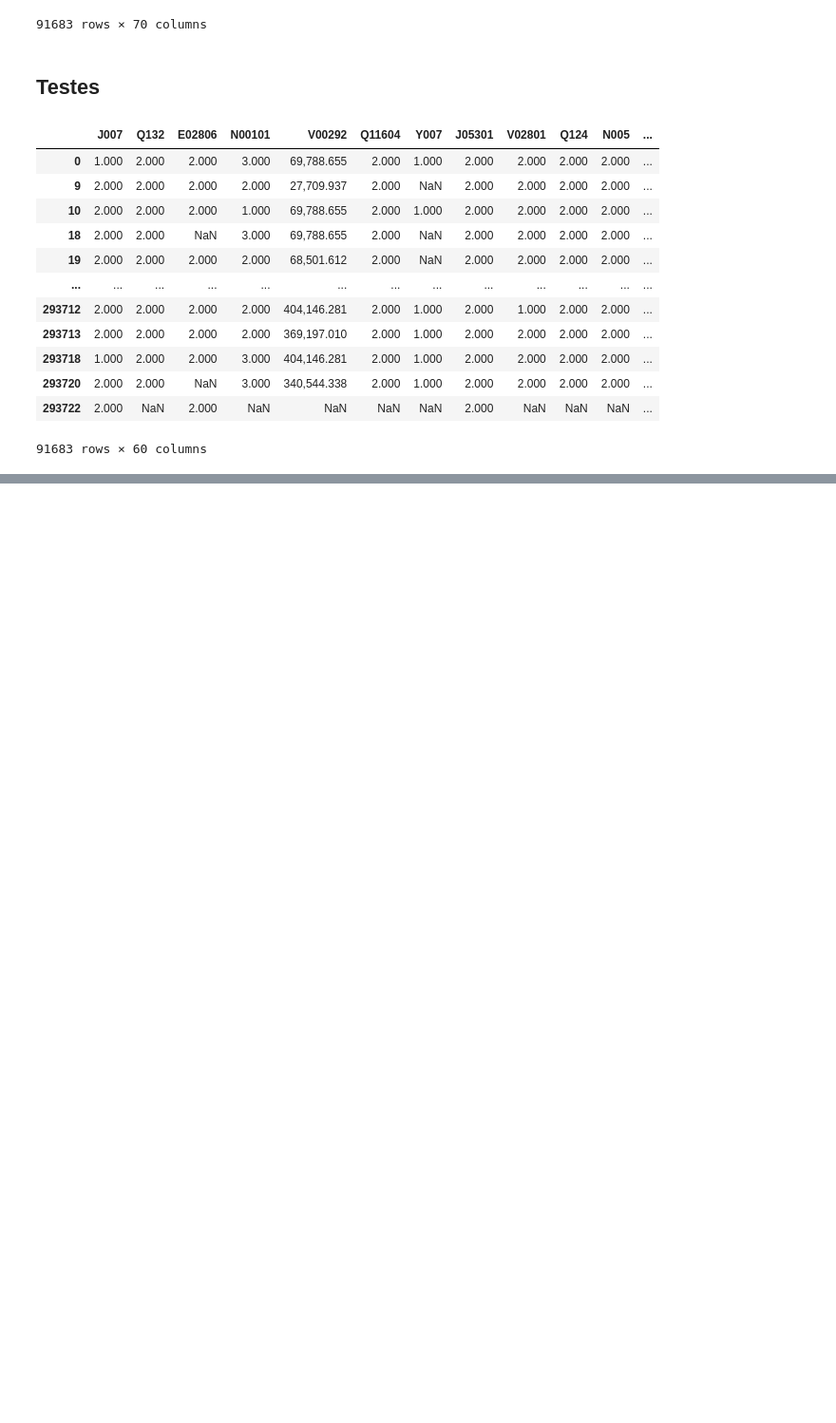
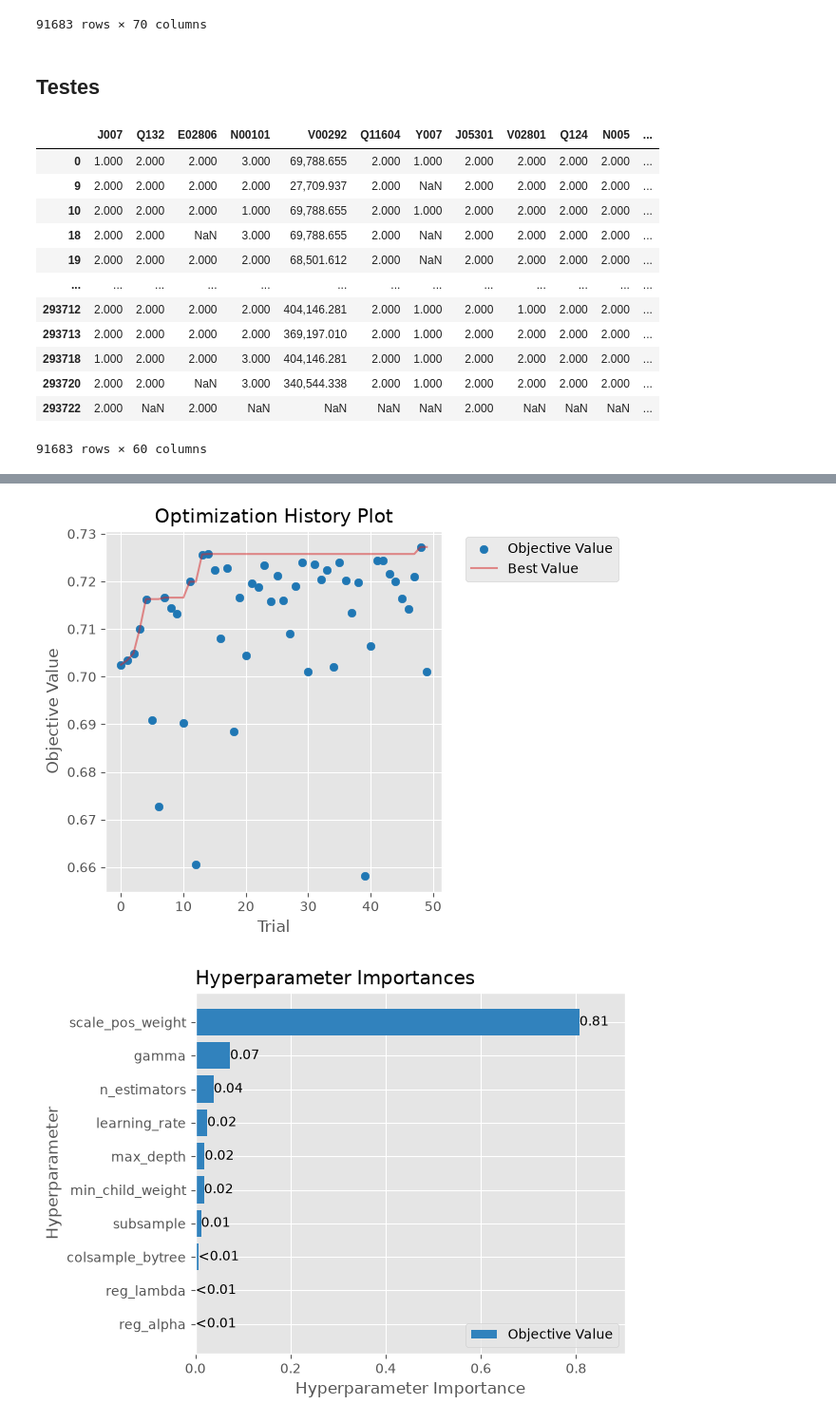
Before and after one commit to toni-cav/Analise_SIICUSP, a Jupyter notebook: exploratorio_depressao_e_sem_depressao.ipynb, the cells around one changed output, grey strips where cells are left out. Shown at 95% size. Cells and saved outputs as stored; diff of their text form; code cells hidden in the pictures; blank space fills up the shorter version.

```diff
--- a/exploratorio_depressao_e_sem_depressao.ipynb
+++ b/exploratorio_depressao_e_sem_depressao.ipynb
@@ -1071,3 +1075,40 @@ clf.fit(X_train, y_train)
 eval(clf, X_train, y_train)
 # %%
 eval(clf, X_test, y_test)
+# %%
+import optuna
+from xgboost import XGBClassifier
+from sklearn.model_selection import StratifiedKFold, cross_val_score
+
+# Peso para lidar com o desbalanceamento entre quem tem e quem não tem diagnóstico.
+proporcao_desbalanceamento = (y_train == 0).sum() / (y_train == 1).sum()
+
+def objective(trial):
+    params = {
+        "n_estimators": trial.suggest_int("n_estimators", 100, 800),
+        "max_depth": trial.suggest_int("max_depth", 2, 10),
+        "learning_rate": trial.suggest_float("learning_rate", 0.01, 0.3, log=True),
+        "subsample": trial.suggest_float("subsample", 0.5, 1.0),
+        "colsample_bytree": trial.suggest_float("colsample_bytree", 0.5, 1.0),
+        "min_child_weight": trial.suggest_int("min_child_weight", 1, 10),
+        "gamma": trial.suggest_float("gamma", 0, 5),
+        "reg_alpha": trial.suggest_float("reg_alpha", 1e-3, 10, log=True),
+        "reg_lambda": trial.suggest_float("reg_lambda", 1e-3, 10, log=True),
+        "scale_pos_weight": trial.suggest_float("scale_pos_weight", 1, proporcao_desbalanceamento),
+        "random_state": 42,
+        "eval_metric": "logloss",
+        "n_jobs": -1,
+    }
+
+    modelo = XGBClassifier(**params)
+
+    cv = StratifiedKFold(n_splits=5, shuffle=True, random_state=42)
+    scores = cross_val_score(modelo, X_train, y_train, cv=cv, scoring="f1_macro", n_jobs=-1)
+
+    return scores.mean()
+
+study = optuna.create_study(direction="maximize", sampler=optuna.samplers.TPESampler(seed=42))
+study.optimize(objective, n_trials=50)
+
+print("Melhor F1 macro (validação cruzada):", study.best_value)
+print("Melhores hiperparâmetros:", study.best_params)
@@ -1073,0 +1135,11 @@ eval(clf, X_test, y_test)
+# %%
+optuna.visualization.matplotlib.plot_optimization_history(study)
+plt.tight_layout()
+plt.show()
+
+optuna.visualization.matplotlib.plot_param_importances(study)
+plt.tight_layout()
+plt.show()
+# %% [output]
+[figure, added]
+[figure, added]
```
Also changed, not shown: parts of 11 cells of this notebook.
